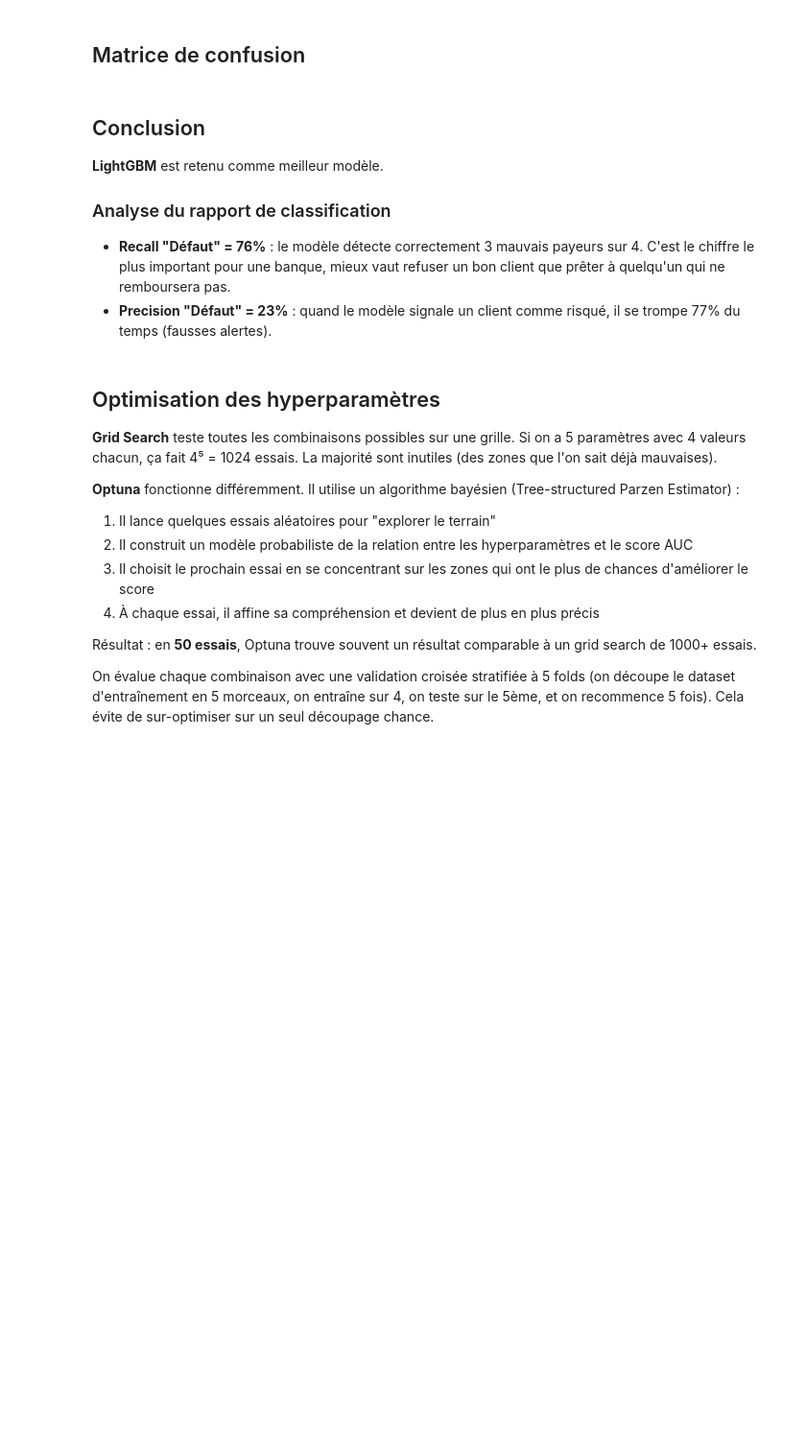
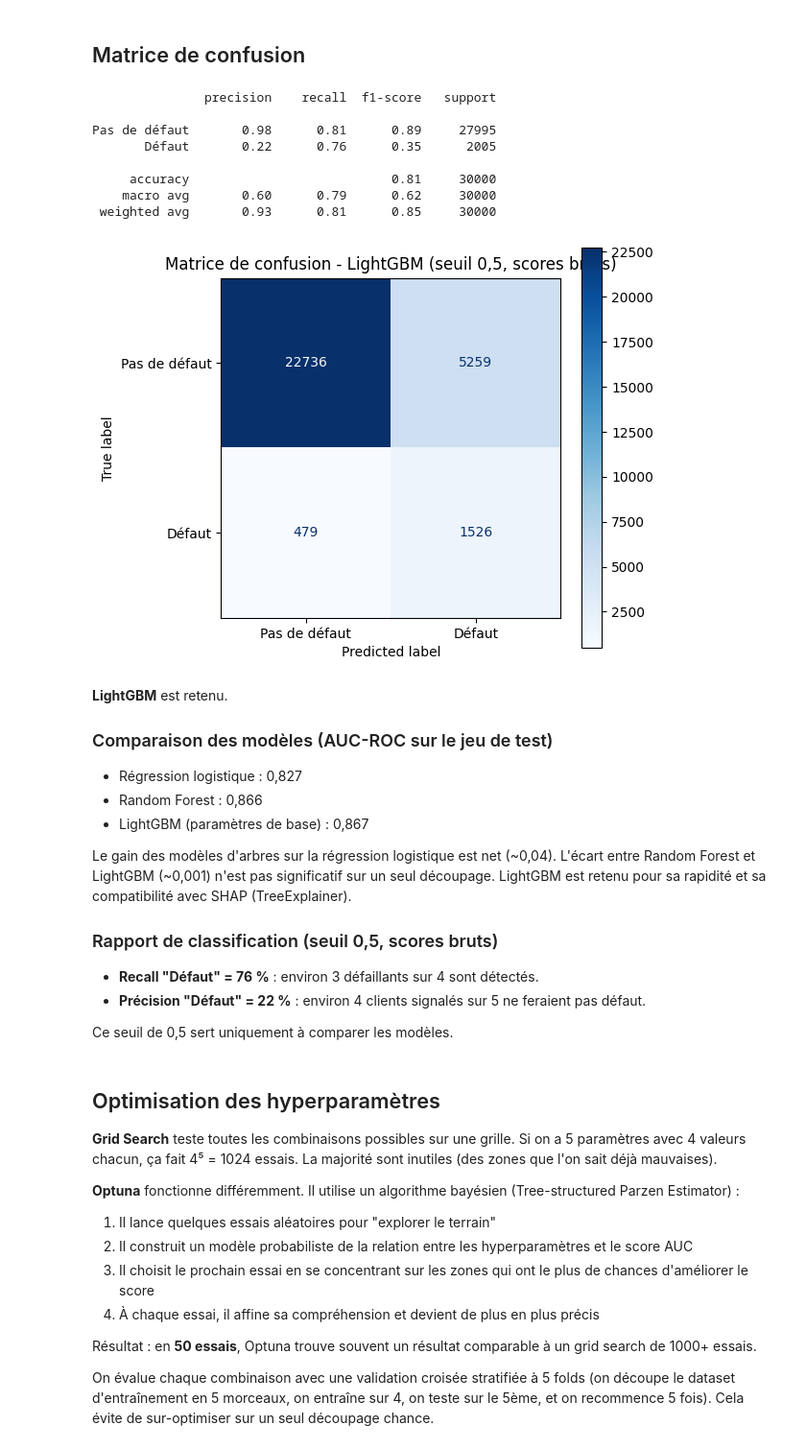
Before and after one commit to momodiagne/credit-risk-scoring, a Jupyter notebook: notebooks/04_modeling.ipynb, the cells around one changed output. Shown at 96% size. Drawn from its saved outputs; the diff is of its cells as text; code cells hidden in the pictures; blank space fills up the shorter version.

Commit message:
Correction de la fuite de données, ajout de calibration, seuil de décision, tests et Docker

```diff
--- a/notebooks/04_modeling.ipynb
+++ b/notebooks/04_modeling.ipynb
@@ -14,7 +14,6 @@ sys.path.append("..")
 import pandas as pd
 import numpy as np
 import matplotlib.pyplot as plt
-from sklearn.model_selection import train_test_split
 from sklearn.preprocessing import StandardScaler
 from sklearn.linear_model import LogisticRegression
 from sklearn.ensemble import RandomForestClassifier
@@ -23,5 +22,13 @@ from sklearn.metrics import (
     confusion_matrix, ConfusionMatrixDisplay, precision_recall_curve, auc
 )
 
-df = pd.read_csv("../data/processed/cs-training-features.csv")
-print(f"Taux de défaut : {df['SeriousDlqin2yrs'].mean() * 100:.2f} %")
+TARGET = "SeriousDlqin2yrs"
+
+train_df = pd.read_csv("../data/processed/cs-train-features.csv")
+test_df = pd.read_csv("../data/processed/cs-test-features.csv")
+
+X_train, y_train = train_df.drop(columns=[TARGET]), train_df[TARGET]
+X_test, y_test = test_df.drop(columns=[TARGET]), test_df[TARGET]
+
+print(f"Taux de défaut (train) : {y_train.mean() * 100:.2f} %")
+print(f"Train : {X_train.shape[0]:,} lignes | Test : {X_test.shape[0]:,} lignes")
@@ -28,15 +38,3 @@ print(f"Taux de défaut : {df['SeriousDlqin2yrs'].mean() * 100:.2f} %")
-# %%
-TARGET = "SeriousDlqin2yrs"
-
-X = df.drop(columns=[TARGET])
-y = df[TARGET]
-
-X_train, X_test, y_train, y_test = train_test_split(
-    X, y, test_size=0.2, random_state=42, stratify=y
-)
-
-print(f"Train : {X_train.shape[0]:,} lignes")
-print(f"Test  : {X_test.shape[0]:,} lignes")
 # %% [markdown]
 ## Modèle 1 : Régression Logistique (baseline)
 
@@ -113,22 +119,43 @@ plt.show()
 # %%
 y_pred = (y_proba_lgbm >= 0.5).astype(int)
 
 print(classification_report(y_test, y_pred, target_names=["Pas de défaut", "Défaut"]))
 
 fig, ax = plt.subplots(figsize=(6, 5))
 ConfusionMatrixDisplay.from_predictions(y_test, y_pred, display_labels=["Pas de défaut", "Défaut"], ax=ax, cmap="Blues")
-plt.title("Matrice de confusion - LightGBM")
+plt.title("Matrice de confusion - LightGBM (seuil 0,5, scores bruts)")
 plt.tight_layout()
 plt.show()
+# %% [output]
+               precision    recall  f1-score   support
+
+Pas de défaut       0.98      0.81      0.89     27995
+       Défaut       0.22      0.76      0.35      2005
+
+     accuracy                           0.81     30000
+    macro avg       0.60      0.79      0.62     30000
+ weighted avg       0.93      0.81      0.85     30000
+[figure, added]
 # %% [markdown]
-## Conclusion
+**LightGBM** est retenu.
 
-**LightGBM** est retenu comme meilleur modèle.
+### Comparaison des modèles (AUC-ROC sur le jeu de test)
 
-### Analyse du rapport de classification
+- Régression logistique : 0,827
+- Random Forest : 0,866
+- LightGBM (paramètres de base) : 0,867
 
-- **Recall "Défaut" = 76%** : le modèle détecte correctement 3 mauvais payeurs sur 4. C'est le chiffre le plus important pour une banque, mieux vaut refuser un bon client que prêter à quelqu'un qui ne remboursera pas.
-- **Precision "Défaut" = 23%** : quand le modèle signale un client comme risqué, il se trompe 77% du temps (fausses alertes).
+Le gain des modèles d'arbres sur la régression logistique est net (~0,04).
+L'écart entre Random Forest et LightGBM (~0,001) n'est pas significatif sur un seul
+découpage. LightGBM est retenu pour sa rapidité et sa compatibilité avec SHAP
+(TreeExplainer).
+
+### Rapport de classification (seuil 0,5, scores bruts)
+
+- **Recall "Défaut" = 76 %** : environ 3 défaillants sur 4 sont détectés.
+- **Précision "Défaut" = 22 %** : environ 4 clients signalés sur 5 ne feraient pas défaut.
+
+Ce seuil de 0,5 sert uniquement à comparer les modèles.
 # %% [markdown]
 ## Optimisation des hyperparamètres
 
```
Also changed, not shown: parts of 8 cells of this notebook, 30 other files.
